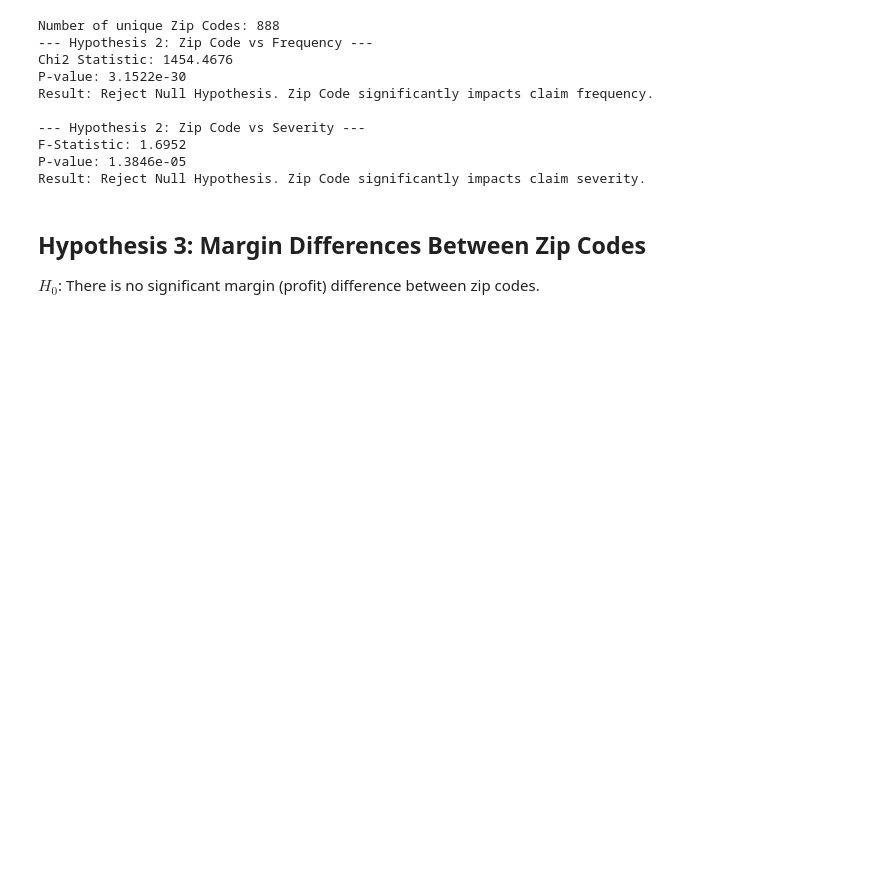
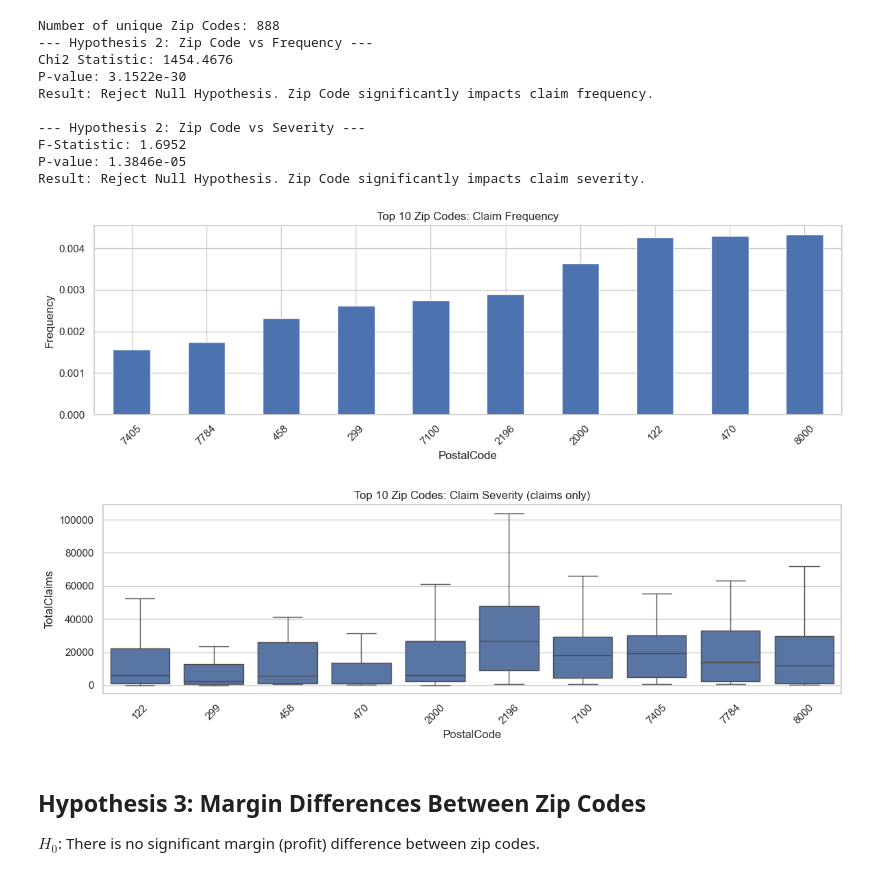
Before and after one commit to alemayehutseganew/Insurance-Risk-Analytics-And-Predictive-Modeling, a Jupyter notebook: notebooks/hypothesis_testing.ipynb, the cells around one changed output. Drawn from its saved outputs; the diff is of its cells as text; code cells hidden in the pictures; blank space fills up the shorter version.

```diff
--- a/notebooks/hypothesis_testing.ipynb
+++ b/notebooks/hypothesis_testing.ipynb
@@ -24,7 +24,7 @@ from scipy import stats
 sns.set(style="whitegrid")
 
 # Load Data
-file_path = '../MachineLearningRating_v3/MachineLearningRating_v3.txt'
+file_path = '../data/MachineLearningRating_v3.txt'
 df = pd.read_csv(file_path, sep='|', low_memory=False)
 
 # Basic Cleaning
@@ -195,6 +195,27 @@ Result: Reject Null Hypothesis. Zip Code significantly impacts claim frequency.
 F-Statistic: 1.6952
 P-value: 1.3846e-05
 Result: Reject Null Hypothesis. Zip Code significantly impacts claim severity.
+# %%
+top_zips = df['PostalCode'].value_counts().nlargest(10).index
+df_top = df[df['PostalCode'].isin(top_zips)]
+
+plt.figure(figsize=(12, 4))
+df_top.groupby('PostalCode')['HasClaim'].mean().sort_values().plot(kind='bar')
+plt.title('Top 10 Zip Codes: Claim Frequency')
+plt.ylabel('Frequency')
+plt.xticks(rotation=45)
+plt.tight_layout()
+plt.show()
+
+plt.figure(figsize=(12, 4))
+sns.boxplot(x='PostalCode', y='TotalClaims', data=claims_df[claims_df['PostalCode'].isin(top_zips)], showfliers=False)
+plt.title('Top 10 Zip Codes: Claim Severity (claims only)')
+plt.xticks(rotation=45)
+plt.tight_layout()
+plt.show()
+# %% [output]
+[figure, added]
+[figure, added]
 # %% [markdown]
 ## Hypothesis 3: Margin Differences Between Zip Codes
 
```
Also changed, not shown: 4 other files.
